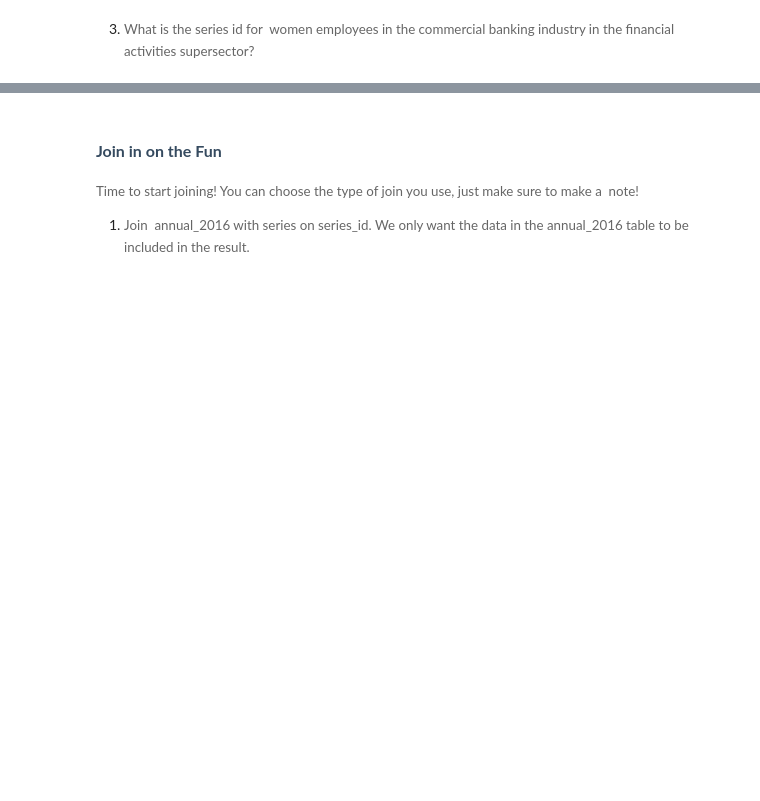
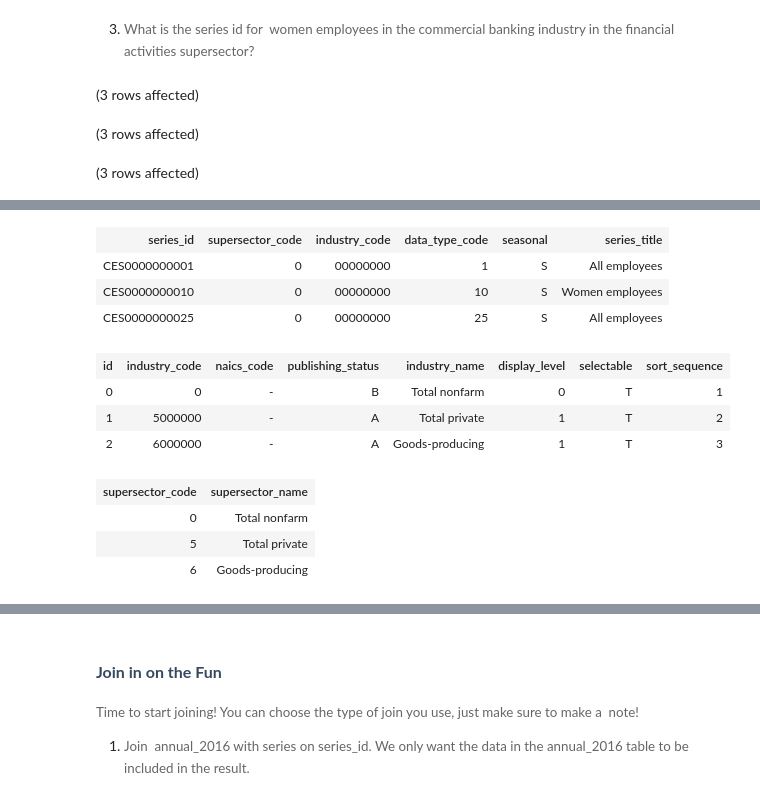
Before and after one commit to jinlikethedrink/Assignment3_9to5, a Jupyter notebook: 9to5.ipynb, the cells around one changed output, grey strips where cells are left out. Cells and saved outputs as stored; diff of their text form; code cells hidden in the pictures; blank space fills up the shorter version.

```diff
--- a/9to5.ipynb
+++ b/9to5.ipynb
@@ -59,13 +64,19 @@ SELECT [data_type_code]
 # %% [markdown]
 3. <span style="background-color: rgb(255, 255, 255); font-size: 10pt; white-space: pre-wrap; color: rgb(102, 102, 102); font-family: Arvo, serif;">What is the series id for&nbsp; women employees in the commercial banking industry in the financial activities supersector?</span>
 # %%
+-- Answer: CES5552211010, CEU5552211010
+
 -- Prep) Run all related tables to get references
 
 select top 3 *
-from LaborStatisticsDB.dbo.series as ser
+from LaborStatisticsDB.dbo.series
 
 select top 3 *
-from LaborStatisticsDB.dbo.industry as ind
+from LaborStatisticsDB.dbo.industry
 
 select top 3 *
-from LaborStatisticsDB.dbo.supersector as sup
+from LaborStatisticsDB.dbo.supersector
+# %% [output]
+(3 rows affected)
+(3 rows affected)
+(3 rows affected)
@@ -72,2 +84,14 @@ from LaborStatisticsDB.dbo.supersector as sup
+| series_id | supersector_code | industry_code | data_type_code | seasonal | series_title |
+| CES0000000001 | 0 | 00000000 | 1 | S | All employees |
+| CES0000000010 | 0 | 00000000 | 10 | S | Women employees |
+| CES0000000025 | 0 | 00000000 | 25 | S | All employees |
+| id | industry_code | naics_code | publishing_status | industry_name | display_level | selectable | sort_sequence |
+| 0 | 0 | - | B | Total nonfarm | 0 | T | 1 |
+| 1 | 5000000 | - | A | Total private | 1 | T | 2 |
+| 2 | 6000000 | - | A | Goods-producing | 1 | T | 3 |
+| supersector_code | supersector_name |
+| 0 | Total nonfarm |
+| 5 | Total private |
+| 6 | Goods-producing |
 # %%
 -- Step1) Find the supersector code.
```
Also changed, not shown: parts of 20 cells of this notebook.
